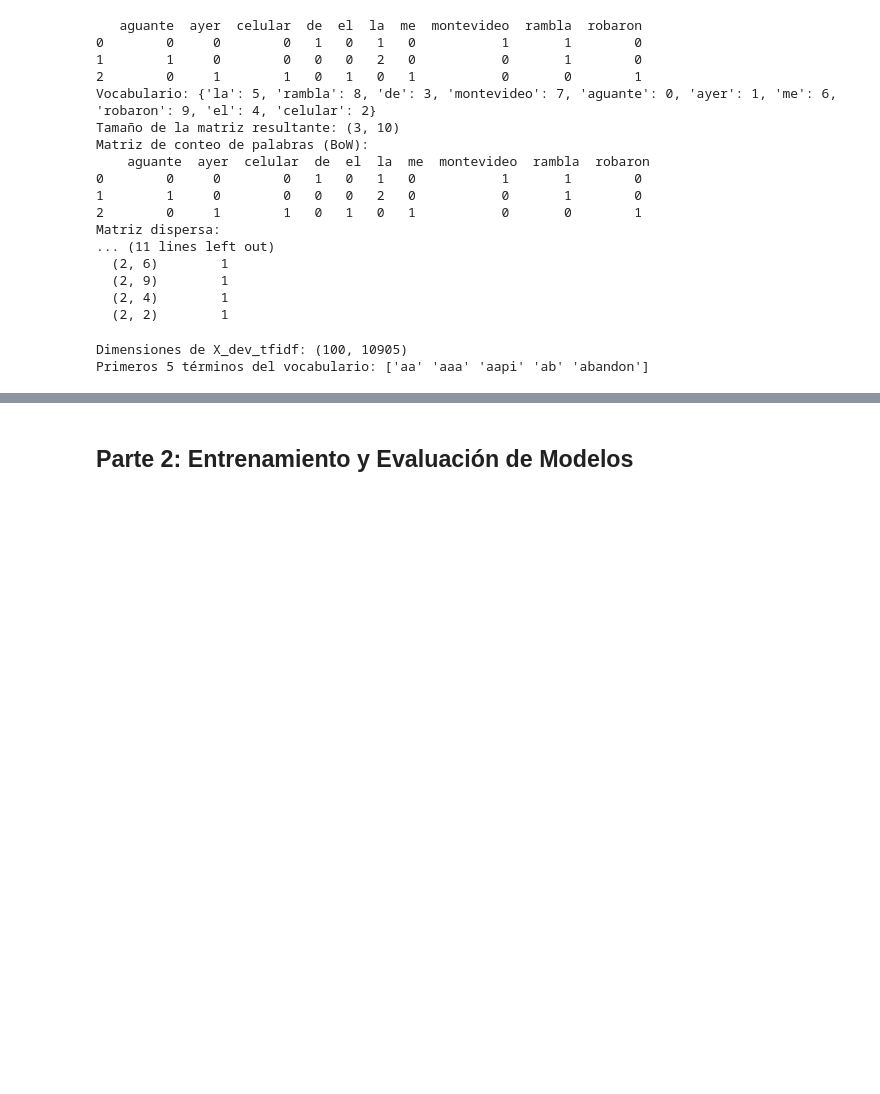
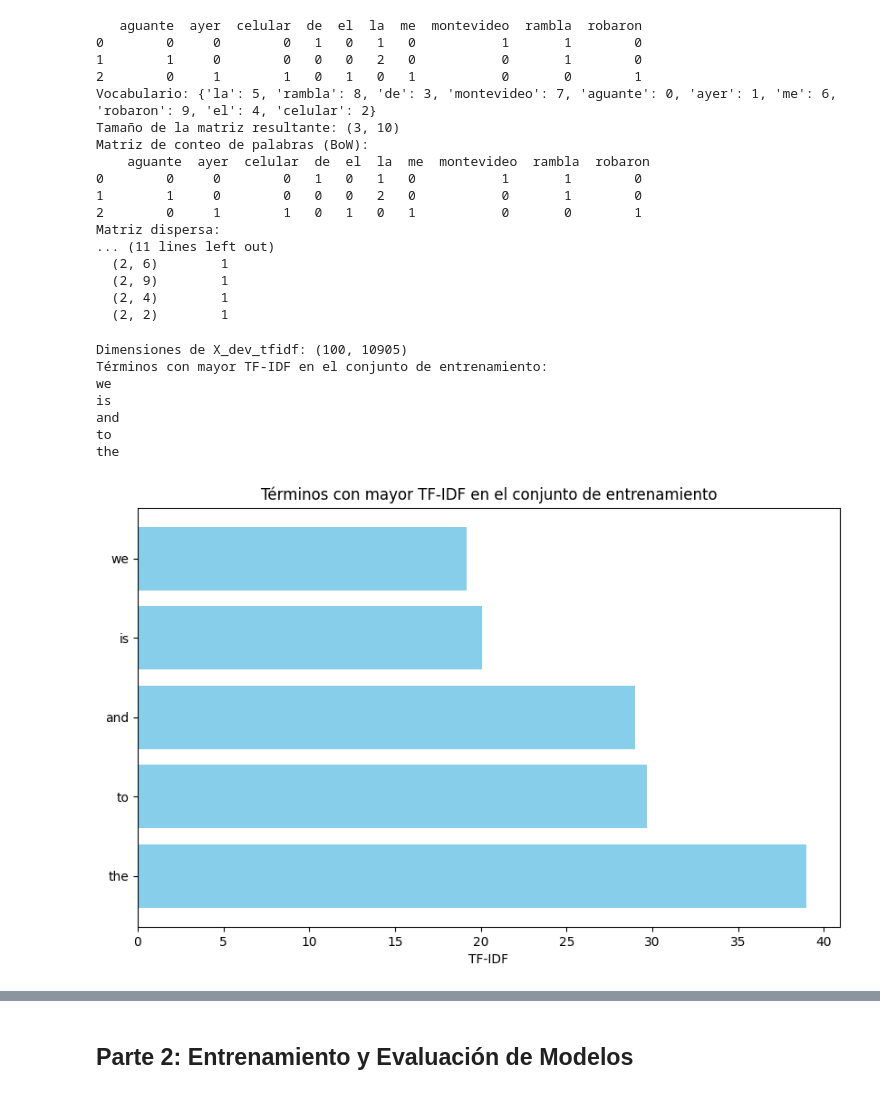
Before and after one commit to Francisco-Garchitorena/IntroCD_Izquierdo_Garchitorena, a Jupyter notebook: Tarea_2/us2020_propuesta_estudiantes_FINAL.ipynb, the cells around one changed output, grey strips where cells are left out. Cells and saved outputs as stored; diff of their text form; code cells hidden in the pictures; blank space fills up the shorter version.

```diff
--- a/Tarea_2/us2020_propuesta_estudiantes_FUNCIONA.ipynb
+++ b/Tarea_2/us2020_propuesta_estudiantes_FINAL.ipynb
@@ -387,16 +353,40 @@ Matriz dispersa:
 # %%
 # 4: Obtenga la representación numérica Term Frequency - Inverse Document Frequency.
 # Crear el transformador TF-IDF
-tfidf_transformer = TfidfTransformer()
+tfidf_transformer = TfidfTransformer(use_idf=False)  # use_idf=False para usar solo la frecuencia de término (TF)
+
 # Ajustar y transformar el conjunto de entrenamiento
 X_dev_tfidf = tfidf_transformer.fit_transform(X_dev_counts)
+
 # Transformar el conjunto de prueba
 X_test_tfidf = tfidf_transformer.transform(X_test_counts)
+
 # Verificar las dimensiones de la matriz TF-IDF
 print(f"Dimensiones de X_dev_tfidf: {X_dev_tfidf.shape}")
-# Visualizar los primeros 5 términos del vocabulario
-print("Primeros 5 términos del vocabulario:", vectorizer.get_feature_names_out()[:5])
+
+# Visualizar los primeros 5 términos con mayor TF-IDF en el conjunto de entrenamiento
+feature_names = vectorizer.get_feature_names_out()
+# Obtener los índices de los términos con mayor TF-IDF
+top_n = 5
+top_indices = np.argsort(X_dev_tfidf.toarray().sum(axis=0))[-top_n:]  # Sumo las filas para obtener el TF-IDF total de cada término
+top_terms = feature_names[top_indices]
+print("Términos con mayor TF-IDF en el conjunto de entrenamiento:")
+for term in top_terms:
+    print(term)
+# Visualizar los términos con mayor TF-IDF
+plt.figure(figsize=(10, 6))
+plt.barh(top_terms, X_dev_tfidf.toarray().sum(axis=0)[top_indices], color='skyblue')
+plt.xlabel('TF-IDF')
+plt.title('Términos con mayor TF en el conjunto de entrenamiento')
+plt.gca().invert_yaxis()  # Invertir el eje y para mostrar el término con mayor TF-IDF en la parte superior
+plt.show()
 # %% [output]
 Dimensiones de X_dev_tfidf: (100, 10905)
-Primeros 5 términos del vocabulario: ['aa' 'aaa' 'aapi' 'ab' 'abandon']
+Términos con mayor TF-IDF en el conjunto de entrenamiento:
+we
+is
+and
+to
+the
+[figure, added]
 # %%
```
Also changed, not shown: parts of 32 cells of this notebook, 1 other file.
